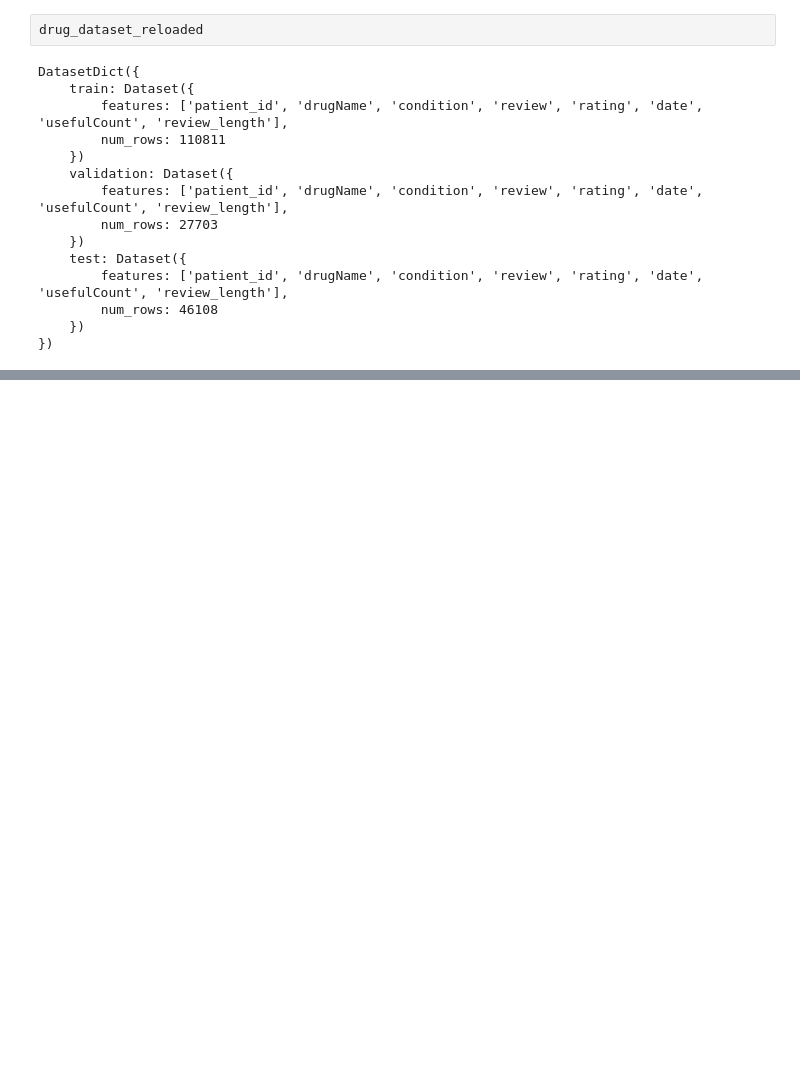
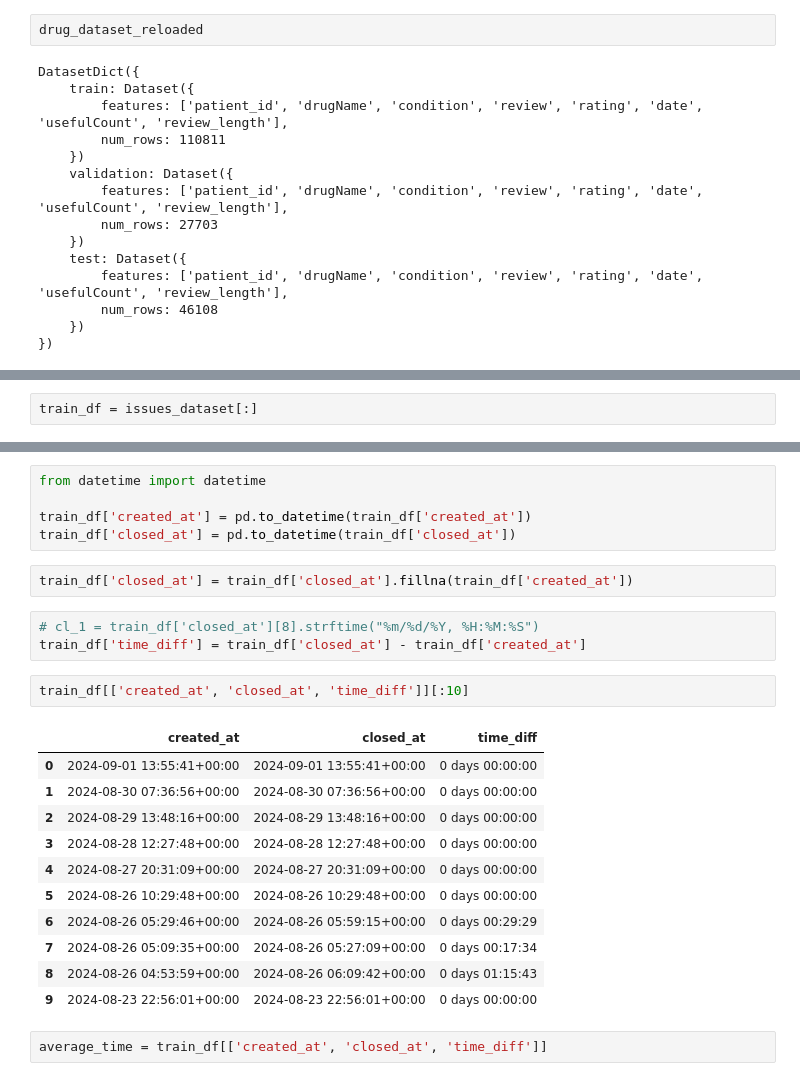
Before and after one commit to ditherr/LTNets, a Jupyter notebook: t-nlp/5 - The Datasets.ipynb, the cells around one changed output, grey strips where cells are left out. Saved outputs shown, nothing was run; the diff lists cells and outputs as text; blank space fills up the shorter version.

Commit message:
#5 - Datasets (slice & dice, semantic search)

```diff
--- a/t-nlp/5 - The Datasets.ipynb
+++ b/t-nlp/5 - The Datasets.ipynb
@@ -785,0 +1190,2 @@ DatasetDict({
+# %%
+train_df = issues_dataset[:]
@@ -785,0 +1203,26 @@ DatasetDict({
+# %%
+from datetime import datetime
+
+train_df['created_at'] = pd.to_datetime(train_df['created_at'])
+train_df['closed_at'] = pd.to_datetime(train_df['closed_at'])
+# %%
+train_df['closed_at'] = train_df['closed_at'].fillna(train_df['created_at'])
+# %%
+# cl_1 = train_df['closed_at'][8].strftime("%m/%d/%Y, %H:%M:%S")
+train_df['time_diff'] = train_df['closed_at'] - train_df['created_at']
+# %%
+train_df[['created_at', 'closed_at', 'time_diff']][:10]
+# %% [output]
+|  | created_at | closed_at | time_diff |
+| 0 | 2024-09-01 13:55:41+00:00 | 2024-09-01 13:55:41+00:00 | 0 days 00:00:00 |
+| 1 | 2024-08-30 07:36:56+00:00 | 2024-08-30 07:36:56+00:00 | 0 days 00:00:00 |
+| 2 | 2024-08-29 13:48:16+00:00 | 2024-08-29 13:48:16+00:00 | 0 days 00:00:00 |
+| 3 | 2024-08-28 12:27:48+00:00 | 2024-08-28 12:27:48+00:00 | 0 days 00:00:00 |
+| 4 | 2024-08-27 20:31:09+00:00 | 2024-08-27 20:31:09+00:00 | 0 days 00:00:00 |
+| 5 | 2024-08-26 10:29:48+00:00 | 2024-08-26 10:29:48+00:00 | 0 days 00:00:00 |
+| 6 | 2024-08-26 05:29:46+00:00 | 2024-08-26 05:59:15+00:00 | 0 days 00:29:29 |
+| 7 | 2024-08-26 05:09:35+00:00 | 2024-08-26 05:27:09+00:00 | 0 days 00:17:34 |
+| 8 | 2024-08-26 04:53:59+00:00 | 2024-08-26 06:09:42+00:00 | 0 days 01:15:43 |
+| 9 | 2024-08-23 22:56:01+00:00 | 2024-08-23 22:56:01+00:00 | 0 days 00:00:00 |
+# %%
+average_time = train_df[['created_at', 'closed_at', 'time_diff']]
```
Also changed, not shown: parts of 158 cells of this notebook.
